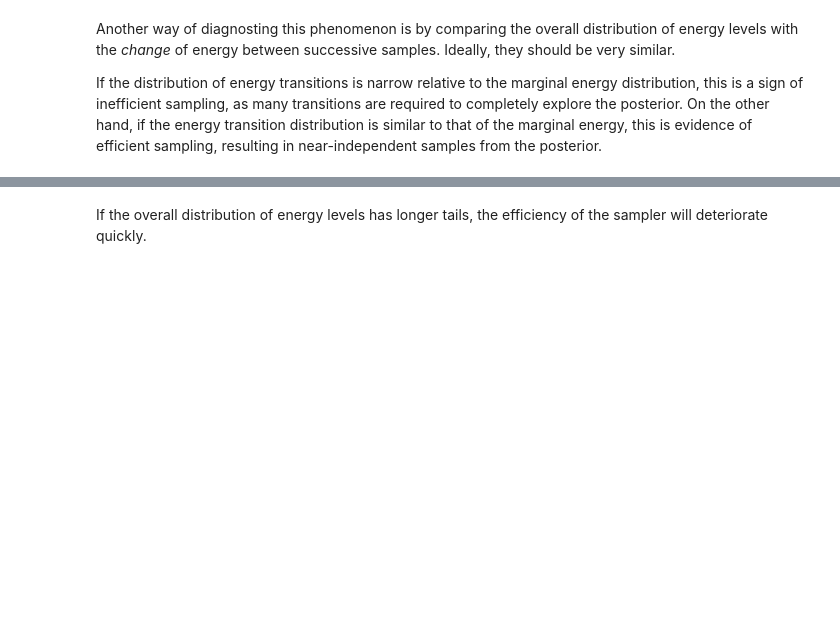
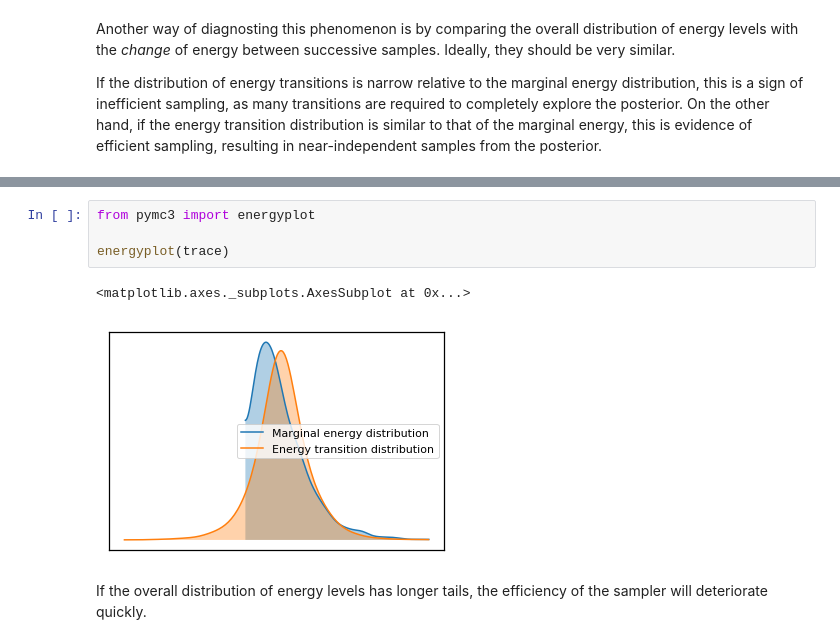
Before and after one commit to weltybiostat/Bios8366, a Jupyter notebook: notebooks/Section4_6-Model-Checking.ipynb, the cells around one changed output, grey strips where cells are left out. Drawn from its saved outputs; the diff is of its cells as text; blank space fills up the shorter version.

```diff
--- a/notebooks/Section4_6-Model-Checking.ipynb
+++ b/notebooks/Section4_6-Model-Checking.ipynb
@@ -457,3 +479,10 @@ plt.legend();
+# %%
+from pymc3 import energyplot
+
+energyplot(trace)
+# %% [output]
+<matplotlib.axes._subplots.AxesSubplot at 0x...>
+[figure, added]
 # %% [markdown]
 If the overall distribution of energy levels has longer tails, the efficiency of the sampler will deteriorate quickly.
 # %% [markdown]
```
Also changed, not shown: parts of 22 cells of this notebook.
